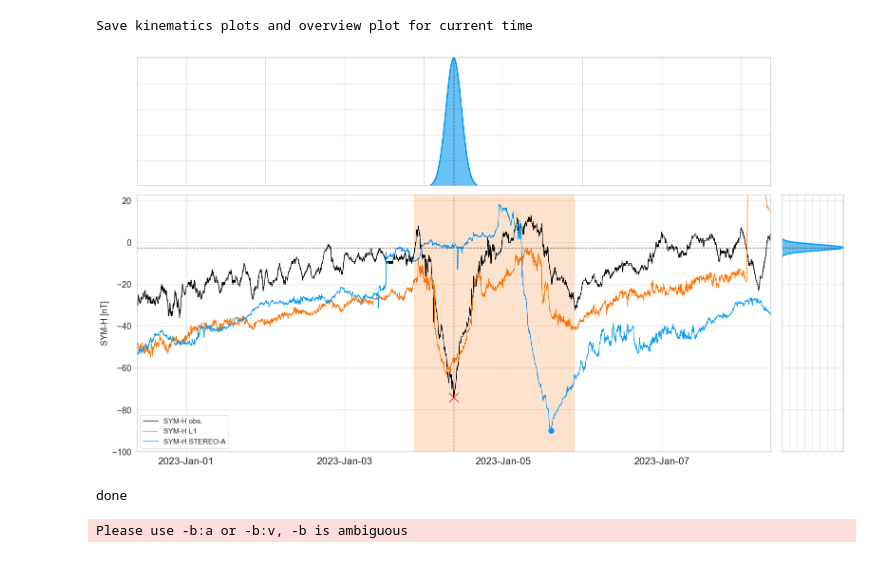
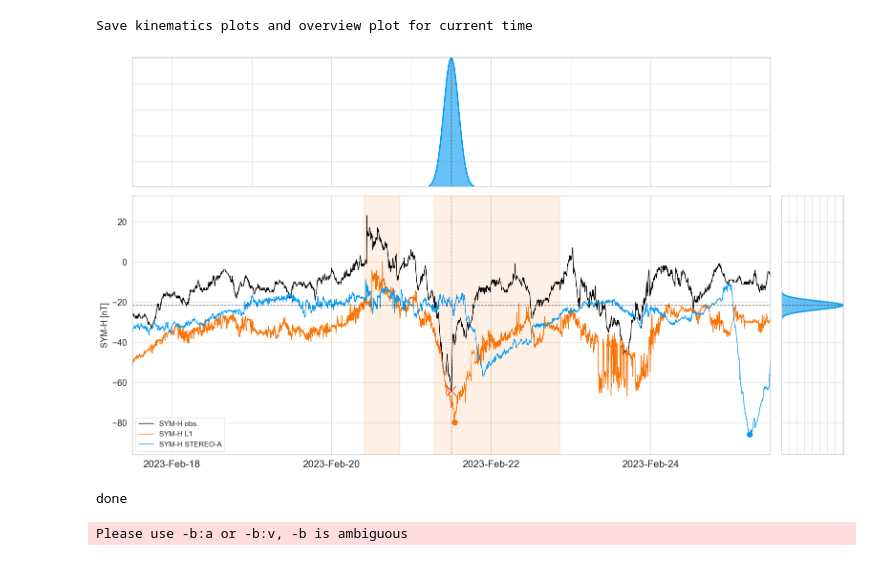
Before and after one commit to EvaWeiler/sub_L1_statistics, a Jupyter notebook: plotting_sub_l1_stats.ipynb, the cells around one changed output. Saved outputs shown, nothing was run; the diff lists cells and outputs as text; code cells hidden in the pictures.

```diff
--- a/plotting_sub_l1_stats.ipynb
+++ b/plotting_sub_l1_stats.ipynb
@@ -45,3 +79,7 @@ data_path = 'data/new/'
+# %%
+[delta_t_l1, delta_t_mean_l1, delta_t_std_l1, delta_t_sc_455, delta_t_mean_sc_455, delta_t_mean_sc1_455, delta_t_std_sc_455] = pickle.load(open(data_path+'mean_time_shift_and_sigma_beacon_plasma_445.p', 'rb'))
+
+[delta_t_l1, delta_t_mean_l1, delta_t_std_l1, delta_t_sc, delta_t_mean_sc, delta_t_mean_sc1, delta_t_std_sc] = pickle.load(open(data_path+'mean_time_shift_and_sigma_beacon_plasma.p', 'rb'))
 # %%
 beacon=True
 use_plasma=True
@@ -316,14 +620,22 @@ def make_frame(k, make_movie=False):
         #ax1 = plt.subplot2grid((3,1), (1,0), rowspan=2)
         #ax1.set_ylim(np.min(data['symh'])-20, np.max(data['symh'])+20)
         ax1.set_ylabel('SYM-H [nT]',fontsize=fsize)
+        ax1.set_xlim(time_now-days_window,time_now+days_window)
         ax1.xaxis.set_major_formatter( matplotlib.dates.DateFormatter('%Y-%b-%d') )
         ax1.xaxis.set_major_locator(matplotlib.ticker.MultipleLocator(days_dist))
         ax1.xaxis.set_minor_locator(matplotlib.ticker.MultipleLocator(days_dist/6))
         ax1.tick_params(axis='x', labelsize=15)
         ax1.tick_params(axis='y', labelsize=13)
 
-        for i in range(len(times.l1_start)):
-            ax1.fill_betweenx([-1000,200], times.l1_start[i], times.l1_end[i], color=c2, alpha=0.2)
+        #for i in range(len(times_earth_start)):
+         #   ax1.fill_betweenx([-1000,200], times_earth_start[i], times_earth_end[i], color=c2, alpha=0.1)
+          #  ax1.plot_date([times_earth_start[i],times_earth_start[i]], [-1000,200], '-', color=c2, lw=.8, alpha=.6)
+           # ax1.plot_date([times_earth_end[i],times_earth_end[i]], [-1000,200], '-', color=c2, lw=.8, alpha=.6)
+
+        for i in range(len(ic)):
+            ax1.fill_betweenx([-1000,200], ic.icme_start_time.iloc[i], ic.mo_end_time.iloc[i], color=c2, alpha=0.1)
+            ax1.plot_date([ic.icme_start_time.iloc[i],ic.icme_start_time.iloc[i]], [-1000,200], '-', color=c2, lw=.8, alpha=.6)
+            ax1.plot_date([ic.mo_end_time.iloc[i],ic.mo_end_time.iloc[i]], [-1000,200], '-', color=c2, lw=.8, alpha=.6)
 
         ax1.plot_date(omni['time'],omni['symh'],'-',c=c0,label='SYM-H obs.',linewidth=1)
         ax1.plot_date(l1['time'],l1['symh'],'-',c=c2,label='SYM-H L1',linewidth=1)
@@ -332,12 +644,13 @@ def make_frame(k, make_movie=False):
         ax1.plot_date([time_now-days_window,time_now+days_window], [current_symh,current_symh],'--k', lw=1., alpha=0.6)
         ax1.plot_date([time_now,time_now], [-600,100],'--k', lw=1., alpha=0.6)
 
-        ax1.plot(time_sta, symh_sta, marker='o', ms=8, color=c3, ls=' ')
+        ax1.plot(time_false_alarm, symh_false_alarm, marker='o', ms=8, color=c3, ls=' ')
+        ax1.plot(time_storm_l1_all, symh_storm_l1_all, marker='o', ms=8, color=c2, ls=' ')
         ax1.plot(time_hit_omni, symh_hit_omni, marker='o', ms=8, color=c0, ls=' ')
         ax1.plot(time_miss_omni, symh_miss_omni, marker='x', ms=15, color='red', ls=' ')
         ax1.plot(time_hit_sta, symh_hit_sta, marker='*', ms=15, color='green', ls=' ')
 
-        ax1.set_xlim(time_now-days_window,time_now+days_window)
+
 
         ax1.legend(loc='lower left', fontsize=11)
 
@@ -380,7 +693,7 @@ def make_frame(k, make_movie=False):
 
         #save figure
         framestr = '%05i' % (k)
-        filename='figures/frames/hits/pos_anim_hit_beacon_plasma_'+framestr+'.jpg'
+        filename='figures/frames/false_alarms/pos_anim_fa_beacon_plasma_445_'+framestr+'.jpg'
         #if k==0: print(filename)
         plt.savefig(filename,dpi=200,facecolor=fig.get_facecolor(), edgecolor='none')
         #plt.clf()
@@ -477,37 +790,45 @@ dct_miss = [mdates.date2num(time_miss_omni[i])-frame_time_num_list for i in rang
 k_miss=[]
 
 for i in dct_miss:
     k_miss.append(np.argmin(np.abs(i)))
 
-#frame_index = np.where(frame_time_num_list==mdates.date2num(datetime(2024,3,18,16,0)))[0][0]
+
+dct_fa = [mdates.date2num(time_false_alarm[i])-frame_time_num_list for i in range(len(time_false_alarm))]
+
+k_fa=[]
+
+for i in dct_fa:
+    k_fa.append(np.argmin(np.abs(i)))
+
+#frame_index = np.where(frame_time_num_list==mdates.date2num(datetime(2024,3,18,16,0)))[0][0]#
 
 fsize=13
 
 
 #for parker spiral
 theta=np.arange(0,np.deg2rad(180),0.01)
 
 ######################## make frames
 
 #for debugging
 #don't close plot in make_frame when testing
 
 #plot_kinematics(hc_time_num1, hc_r1, hc_v1)
 ####################### plot and save frame with todays date and hour
 #make_frame3(k_today[0][0])
 
 ####################### test animation frames (different frame numbers)
 #make_frame2(frame_index)#k_today[0][0])
 #make_movie=True
-make_frame(k_miss[2])#k_today[0][0]) #6000
+make_frame(k_miss[6])#k_today[0][0]) #6000
 
-for i in k_hit:
+for i in k_fa:
     make_frame(i, make_movie=True)
 
 print('done') #
 # %% [output]
 Save kinematics plots and overview plot for current time
-[figure, old version]
+[figure, new version]
 done
 # %%
 
```
Also changed, not shown: parts of 18 cells of this notebook.
